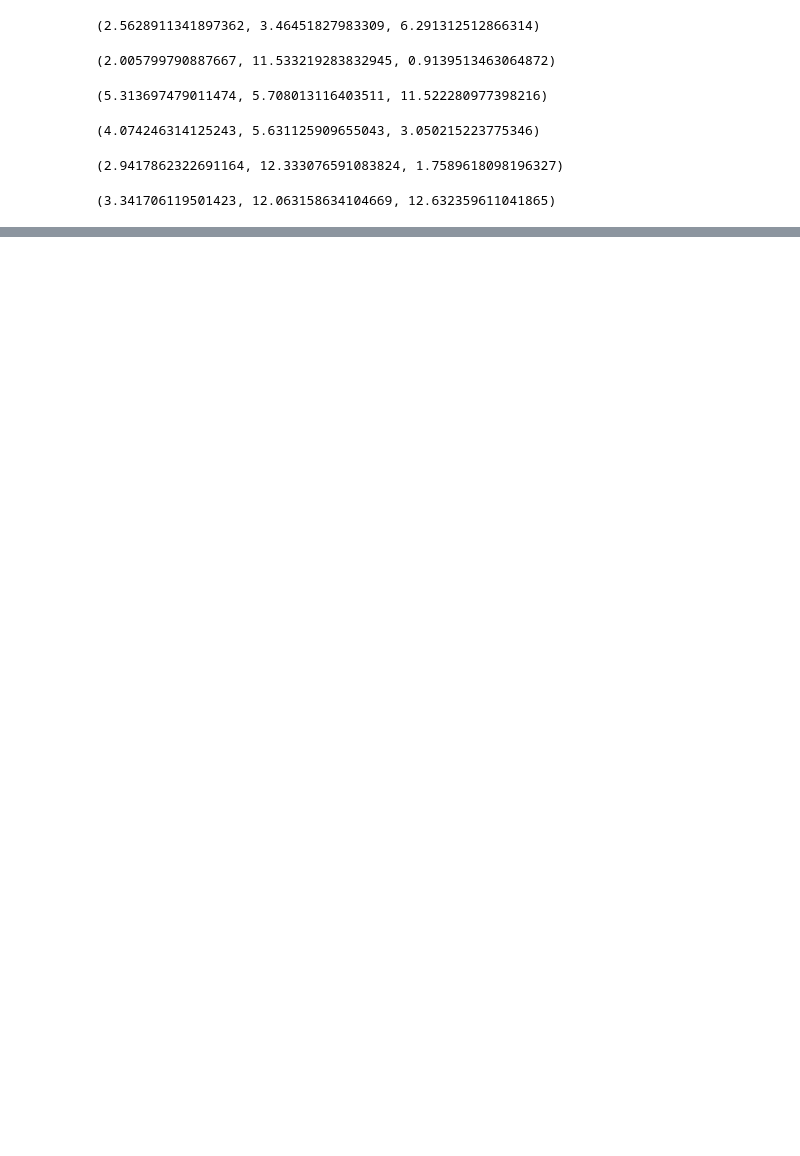
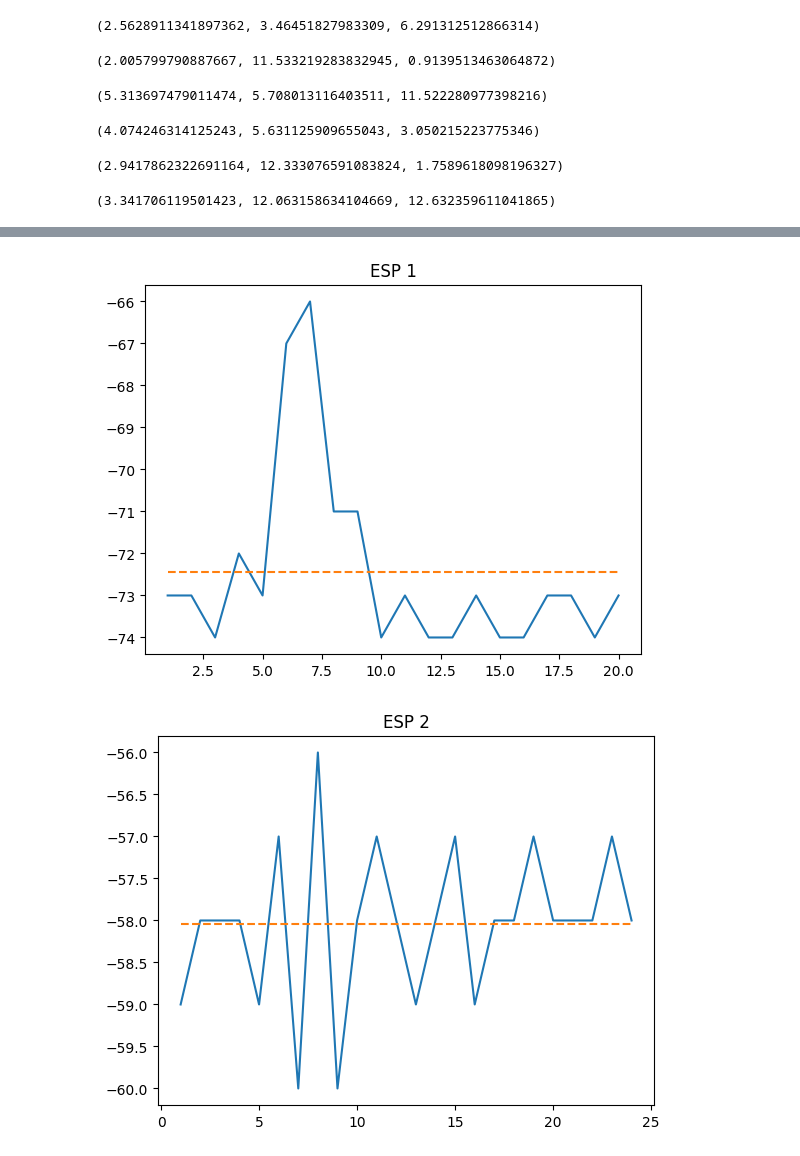
Before and after one commit to MinorOrg/MQTT-pi-subscriber, a Jupyter notebook: dataparse.ipynb, the cells around one changed output, grey strips where cells are left out. Cells and saved outputs as stored; diff of their text form; code cells hidden in the pictures; blank space fills up the shorter version.

```diff
--- a/dataparse.ipynb
+++ b/dataparse.ipynb
@@ -152,0 +292,30 @@ getdistances("10.12x6.85x8.74")
+# %%
+def plotrecieved(distance):
+    y_axis = espdatas[distance][0][0]
+    x_axis = [i+1 for i in range(len(y_axis))]
+    y_avg  = [espdatas[distance][1][0][-1] for i in range(len(y_axis))]
+    plt.plot(x_axis, y_axis)
+    plt.plot(x_axis, y_avg, "--")
+    plt.title("ESP 1")
+    plt.show()
+
+    y_axis = espdatas[distance][0][1]
+    x_axis = [i+1 for i in range(len(y_axis))]
+    y_avg  = [espdatas[distance][1][1][-1] for i in range(len(y_axis))]
+    plt.plot(x_axis, y_axis)
+    plt.plot(x_axis, y_avg, "--")
+    plt.title("ESP 2")
+    plt.show()
+
+    y_axis = espdatas[distance][0][2]
+    x_axis = [i+1 for i in range(len(y_axis))]
+    y_avg  = [espdatas[distance][1][2][-1] for i in range(len(y_axis))]
+    plt.plot(x_axis, y_axis)
+    plt.plot(x_axis, y_avg, "--")
+    plt.title("ESP 3")
+    plt.show()
+# %%
+plotrecieved("2x2x2")
+# %% [output]
+[figure, added]
+[figure, added]
```
Also changed, not shown: parts of 16 cells of this notebook, 1 other file.
